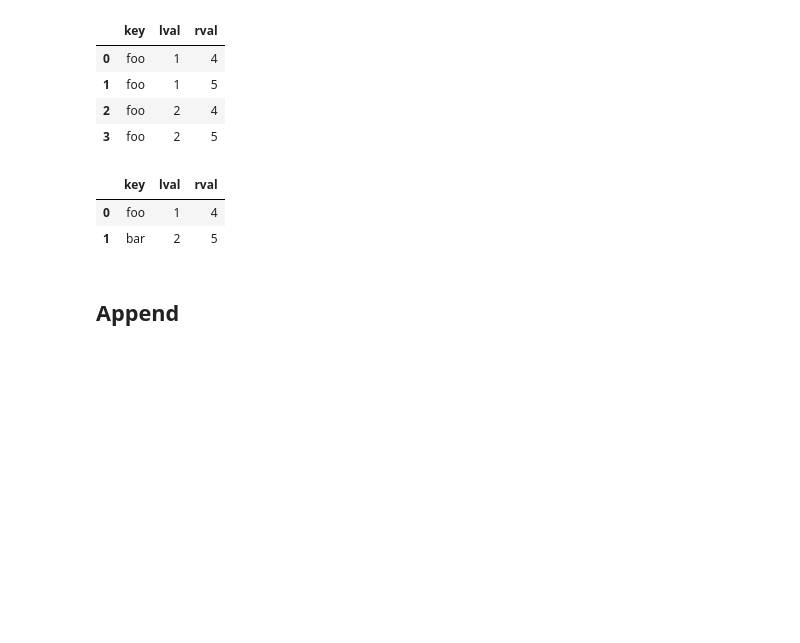
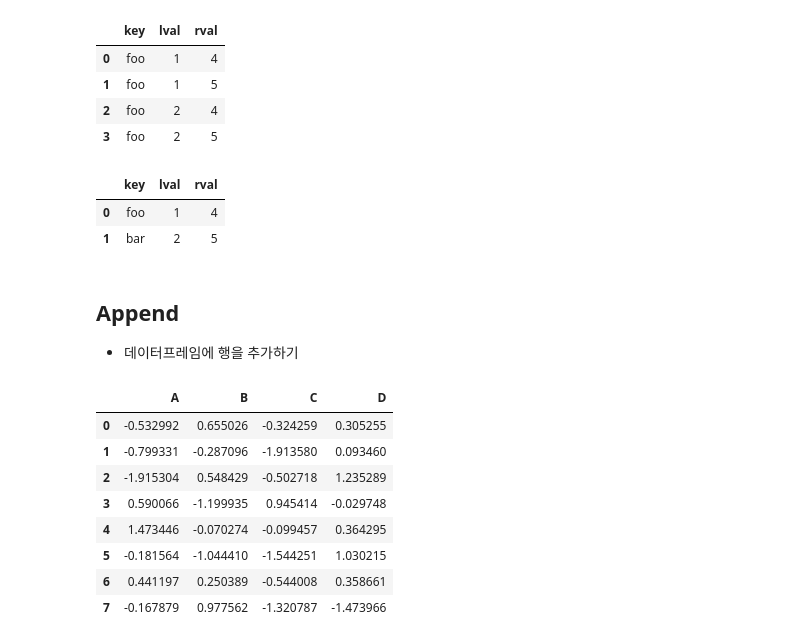
Before and after one commit to heemokyim/dsschool-study-notebook, a Jupyter notebook: 2nd-week-titanic/10min_pandas.ipynb, the cells around one changed output. Cells and saved outputs as stored; diff of their text form; code cells hidden in the pictures; blank space fills up the shorter version.

```diff
--- a/2nd-week-titanic/10min_pandas.ipynb
+++ b/2nd-week-titanic/10min_pandas.ipynb
@@ -556,3 +556,18 @@ pd.merge(left, right, on='key')
 | 1 | bar | 2 | 5 |
 # %% [markdown]
 ## Append
+* 데이터프레임에 행을 추가하기
+# %%
+# 8개의 행과 4개의 컬럼을 갖는 랜덤 숫자를 생성한다. 컬럼의 이름은 A, B, C, D로 지정한다.
+df = pd.DataFrame(np.random.randn(8,4), columns=['A', 'B', 'C', 'D'])
+df
+# %% [output]
+|  | A | B | C | D |
+| 0 | -0.532992 | 0.655026 | -0.324259 | 0.305255 |
+| 1 | -0.799331 | -0.287096 | -1.913580 | 0.093460 |
+| 2 | -1.915304 | 0.548429 | -0.502718 | 1.235289 |
+| 3 | 0.590066 | -1.199935 | 0.945414 | -0.029748 |
+| 4 | 1.473446 | -0.070274 | -0.099457 | 0.364295 |
+| 5 | -0.181564 | -1.044410 | -1.544251 | 1.030215 |
+| 6 | 0.441197 | 0.250389 | -0.544008 | 0.358661 |
+| 7 | -0.167879 | 0.977562 | -1.320787 | -1.473966 |
```
Also changed, not shown: parts of 46 cells of this notebook.
